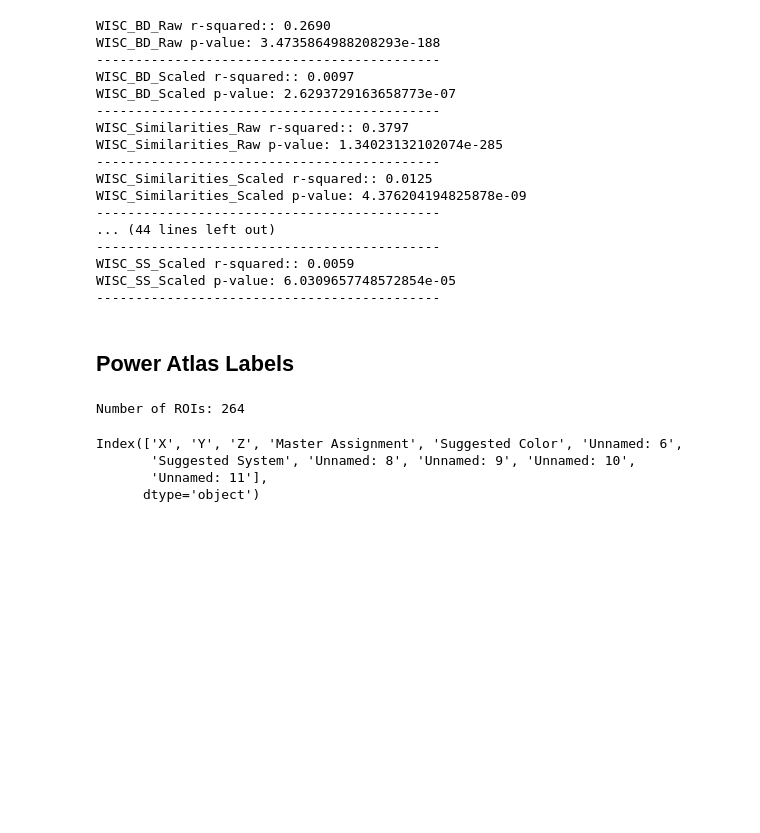
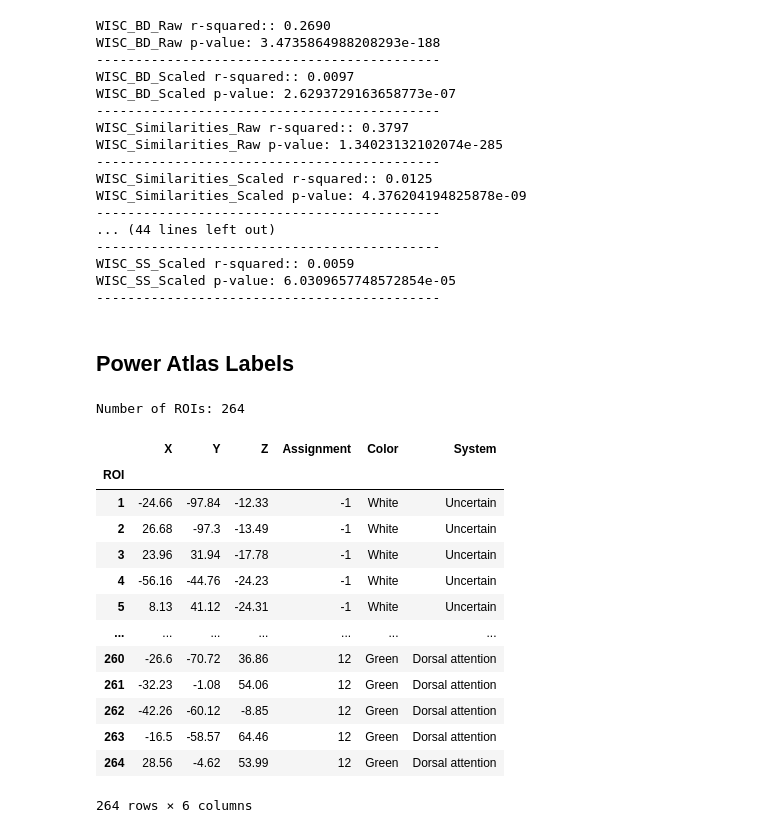
Before and after one commit to Brian-Pho/MSc_Research-Project, a Jupyter notebook: src/Supervised/Label Exploration.ipynb, the cells around one changed output. Saved outputs shown, nothing was run; the diff lists cells and outputs as text; code cells hidden in the pictures; blank space fills up the shorter version.

```diff
--- a/src/Supervised/Label Exploration.ipynb
+++ b/src/Supervised/Label Exploration.ipynb
@@ -316,11 +317,25 @@ WISC_SS_Scaled p-value: 6.0309657748572854e-05
 # %% [markdown]
 ## Power Atlas Labels
 # %%
-from common.paths import POWER_LABELS
+from common.paths import RAW_POWER, POWER
 
-labels = pd.read_excel(POWER_LABELS, index_col='ROI', dtype='str')
-rois = labels.index
+power_atlas_labels = pd.read_excel(RAW_POWER, index_col='ROI', dtype='str')
 
-print(f'Number of ROIs: {len(rois)}')
+print(f'Number of ROIs: {len(power_atlas_labels.index)}')
+display(power_atlas_labels)
 # %% [output]
 Number of ROIs: 264
+|  | X | Y | Z | Assignment | Color | System |
+| ROI |  |  |  |  |  |  |
+| 1 | -24.66 | -97.84 | -12.33 | -1 | White | Uncertain |
+| 2 | 26.68 | -97.3 | -13.49 | -1 | White | Uncertain |
+| 3 | 23.96 | 31.94 | -17.78 | -1 | White | Uncertain |
+| 4 | -56.16 | -44.76 | -24.23 | -1 | White | Uncertain |
+| 5 | 8.13 | 41.12 | -24.31 | -1 | White | Uncertain |
+| ... | ... | ... | ... | ... | ... | ... |
+| 260 | -26.6 | -70.72 | 36.86 | 12 | Green | Dorsal attention |
+| 261 | -32.23 | -1.08 | 54.06 | 12 | Green | Dorsal attention |
+| 262 | -42.26 | -60.12 | -8.85 | 12 | Green | Dorsal attention |
+| 263 | -16.5 | -58.57 | 64.46 | 12 | Green | Dorsal attention |
+| 264 | 28.56 | -4.62 | 53.99 | 12 | Green | Dorsal attention |
+264 rows × 6 columns
@@ -329,7 +341,0 @@ labels = labels[['Master Assignment', 'Suggested Color', 'Suggested System']]
-# %%
-labels.columns
-# %% [output]
-Index(['X', 'Y', 'Z', 'Master Assignment', 'Suggested Color', 'Unnamed: 6',
-       'Suggested System', 'Unnamed: 8', 'Unnamed: 9', 'Unnamed: 10',
-       'Unnamed: 11'],
-      dtype='object')
```
Also changed, not shown: parts of 6 cells of this notebook, 2 other files.
